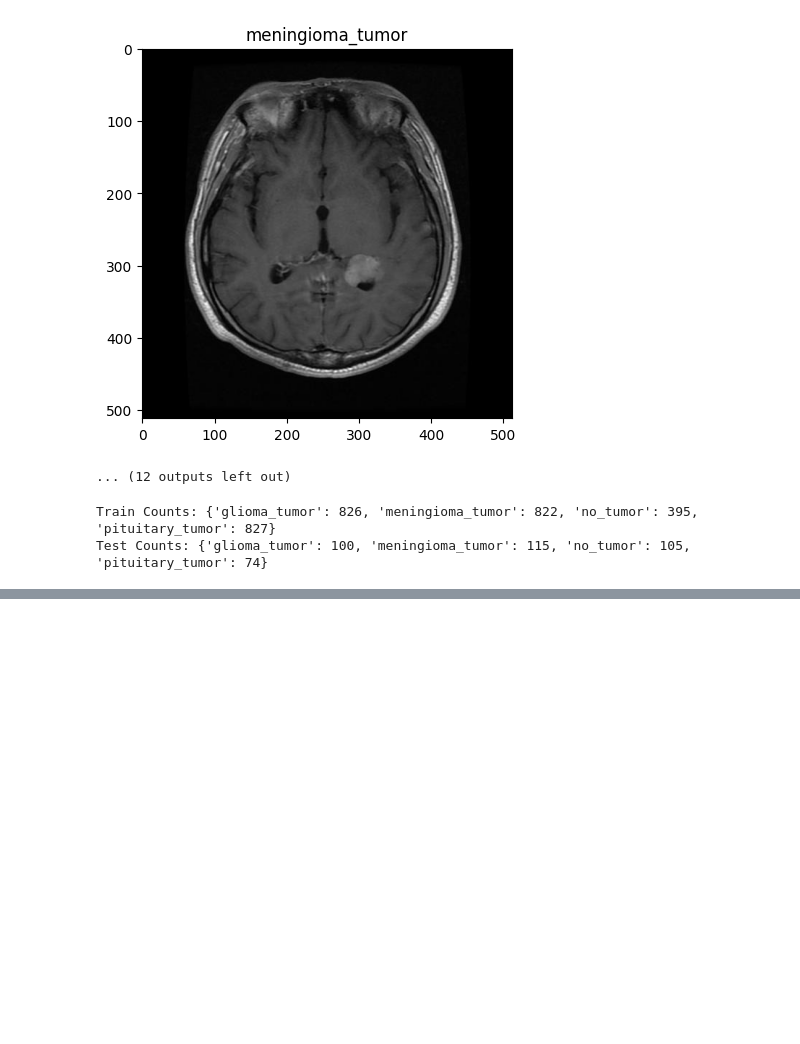
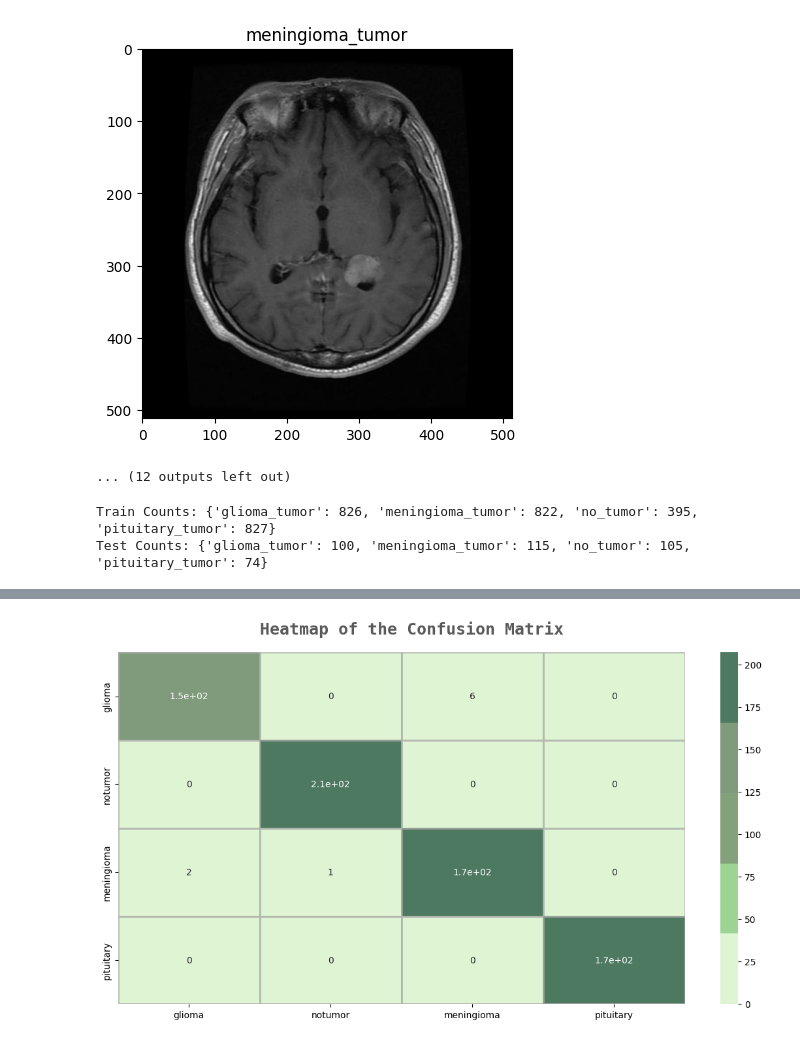
Before and after one commit to heng-le/MRI-classification, a Jupyter notebook: eda.ipynb, the cells around one changed output, grey strips where cells are left out. Saved outputs shown, nothing was run; the diff lists cells and outputs as text; code cells hidden in the pictures; blank space fills up the shorter version.

Commit message:
added keras in eda

```diff
--- a/eda.ipynb
+++ b/eda.ipynb
@@ -75,0 +147,10 @@ Test Counts: {'glioma_tumor': 100, 'meningioma_tumor': 115, 'no_tumor': 105, 'pi
+# %%
+model.compile(loss='categorical_crossentropy',optimizer = 'Adam', metrics= ['accuracy'])
+# %%
+tensorboard = TensorBoard(log_dir = 'logs')
+checkpoint = ModelCheckpoint("effnet.keras",monitor="val_accuracy",save_best_only=True,mode="auto",verbose=1)
+reduce_lr = ReduceLROnPlateau(monitor = 'val_accuracy', factor = 0.3, patience = 2, min_delta = 0.001,
+                              mode='auto',verbose=1)
+# %%
+history = model.fit(X_train,y_train,validation_split=0.1, epochs =12, verbose=1, batch_size=32,
+                   callbacks=[tensorboard,checkpoint,reduce_lr])
@@ -75,0 +175,4 @@ Test Counts: {'glioma_tumor': 100, 'meningioma_tumor': 115, 'no_tumor': 105, 'pi
+# %%
+pred = model.predict(X_test)
+pred = np.argmax(pred,axis=1)
+y_test_new = np.argmax(y_test,axis=1)
@@ -75,0 +194,14 @@ Test Counts: {'glioma_tumor': 100, 'meningioma_tumor': 115, 'no_tumor': 105, 'pi
+# %%
+colors_dark = ["#1F1F1F", "#313131", '#636363', '#AEAEAE', '#DADADA']
+colors_red = ["#331313", "#582626", '#9E1717', '#D35151', '#E9B4B4']
+colors_green = ['#01411C','#4B6F44','#4F7942','#74C365','#D0F0C0']
+
+fig,ax=plt.subplots(1,1,figsize=(14,7))
+sns.heatmap(confusion_matrix(y_test_new,pred),ax=ax,xticklabels=labels,yticklabels=labels,annot=True,
+           cmap=colors_green[::-1],alpha=0.7,linewidths=2,linecolor=colors_dark[3])
+fig.text(s='Heatmap of the Confusion Matrix',size=18,fontweight='bold',
+             fontname='monospace',color=colors_dark[1],y=0.92,x=0.28,alpha=0.8)
+
+plt.show()
+# %% [output]
+[figure, added]
```
Also changed, not shown: parts of 15 cells of this notebook.
